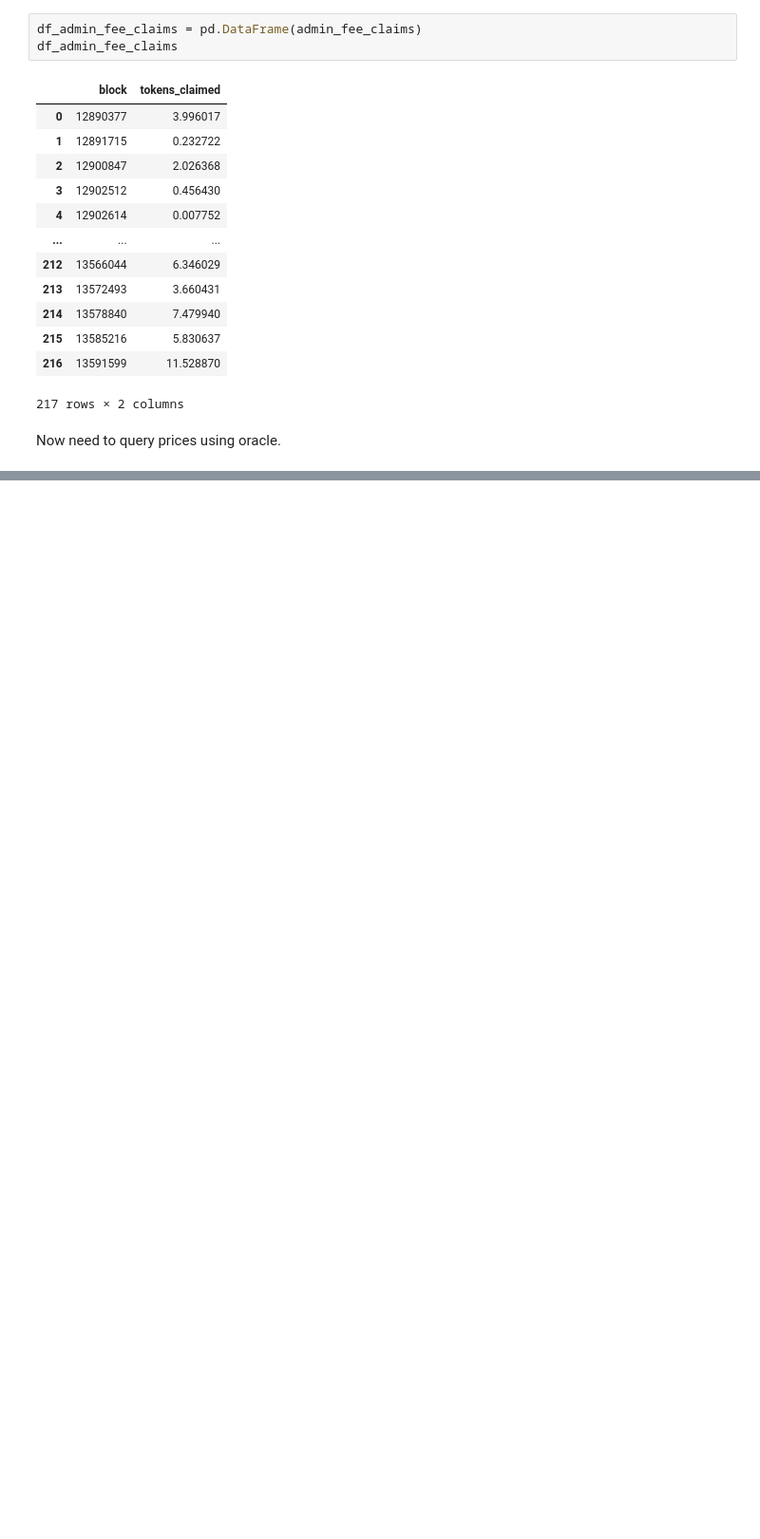
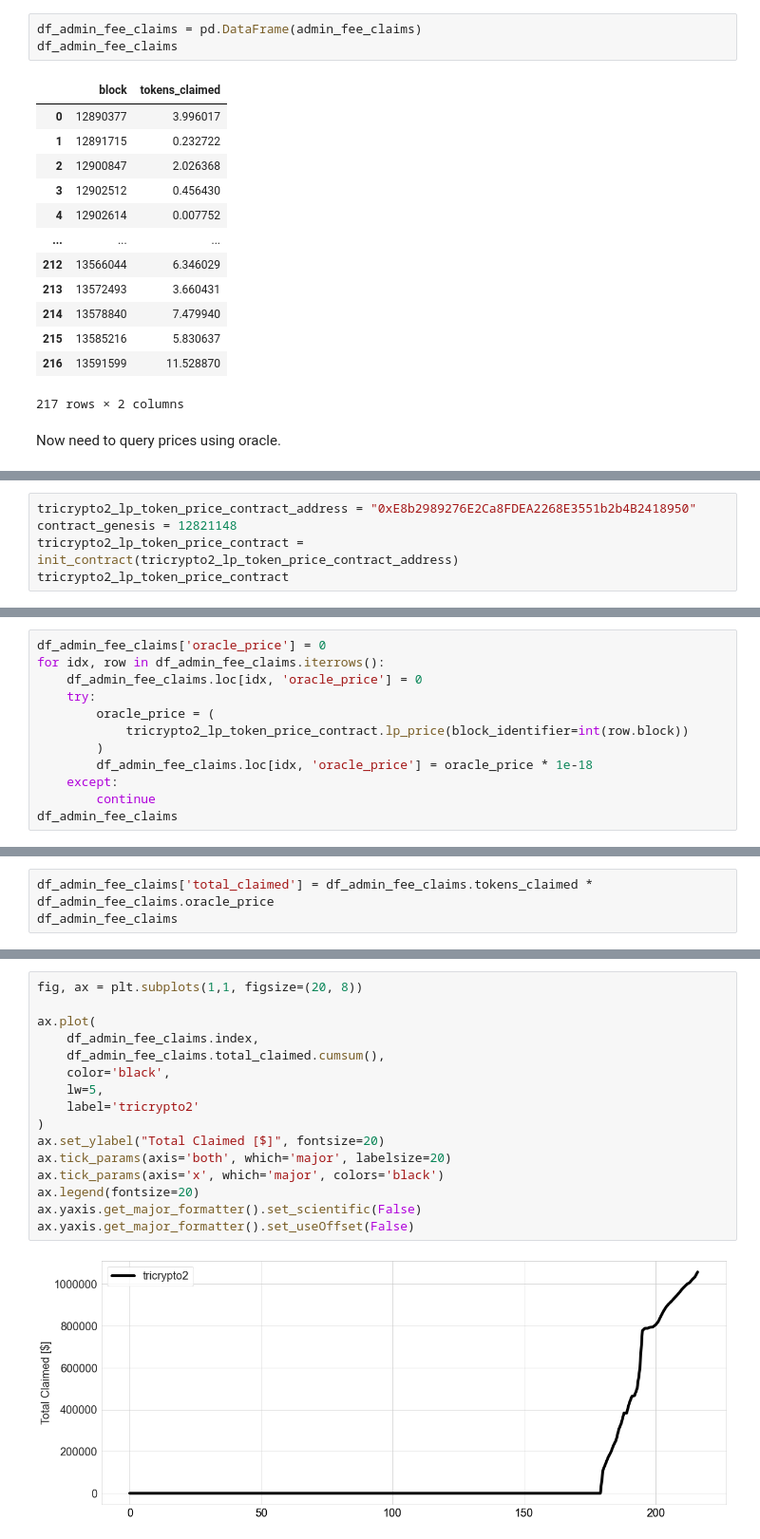
Before and after one commit to bout3fiddy/on-chain-analytics, a Jupyter notebook: notebooks/curve-analysis/curve-pools/pool_revenue/get_tricrypto_fees_from_claim_events.ipynb, the cells around one changed output, grey strips where cells are left out. Shown at 95% size. Cells and saved outputs as stored; diff of their text form; blank space fills up the shorter version.

Commit message:
tricrypto admin fees

```diff
--- a/notebooks/curve-analysis/curve-pools/pool_revenue/get_tricrypto_fees_from_claim_events.ipynb
+++ b/notebooks/curve-analysis/curve-pools/pool_revenue/get_tricrypto_fees_from_claim_events.ipynb
@@ -134,0 +143,5 @@ Now need to query prices using oracle.
+# %%
+tricrypto2_lp_token_price_contract_address = "0xE8b2989276E2Ca8FDEA2268E3551b2b4B2418950"
+contract_genesis = 12821148
+tricrypto2_lp_token_price_contract = init_contract(tricrypto2_lp_token_price_contract_address)
+tricrypto2_lp_token_price_contract
@@ -134,0 +150,12 @@ Now need to query prices using oracle.
+# %%
+df_admin_fee_claims['oracle_price'] = 0
+for idx, row in df_admin_fee_claims.iterrows():
+    df_admin_fee_claims.loc[idx, 'oracle_price'] = 0
+    try:
+        oracle_price = (
+            tricrypto2_lp_token_price_contract.lp_price(block_identifier=int(row.block))
+        )
+        df_admin_fee_claims.loc[idx, 'oracle_price'] = oracle_price * 1e-18
+    except:
+        continue
+df_admin_fee_claims
@@ -134,0 +176,3 @@ Now need to query prices using oracle.
+# %%
+df_admin_fee_claims['total_claimed'] = df_admin_fee_claims.tokens_claimed * df_admin_fee_claims.oracle_price
+df_admin_fee_claims
@@ -134,0 +193,18 @@ Now need to query prices using oracle.
+# %%
+fig, ax = plt.subplots(1,1, figsize=(20, 8))
+
+ax.plot(
+    df_admin_fee_claims.index,
+    df_admin_fee_claims.total_claimed.cumsum(),
+    color='black',
+    lw=5,
+    label='tricrypto2'
+)
+ax.set_ylabel("Total Claimed [$]", fontsize=20)
+ax.tick_params(axis='both', which='major', labelsize=20)
+ax.tick_params(axis='x', which='major', colors='black')
+ax.legend(fontsize=20)
+ax.yaxis.get_major_formatter().set_scientific(False)
+ax.yaxis.get_major_formatter().set_useOffset(False)
+# %% [output]
+[figure, added]
```
Also changed, not shown: parts of 5 cells of this notebook.
